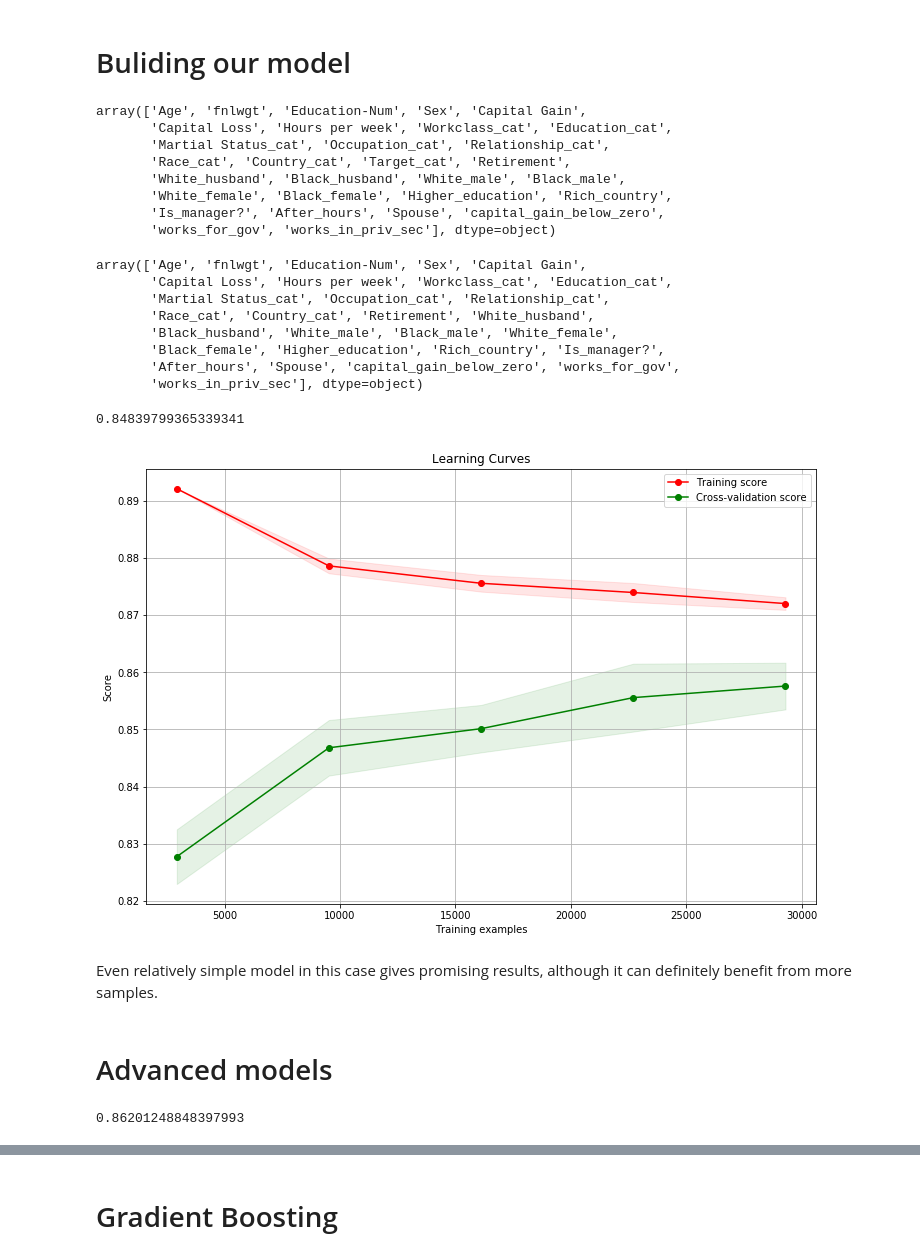
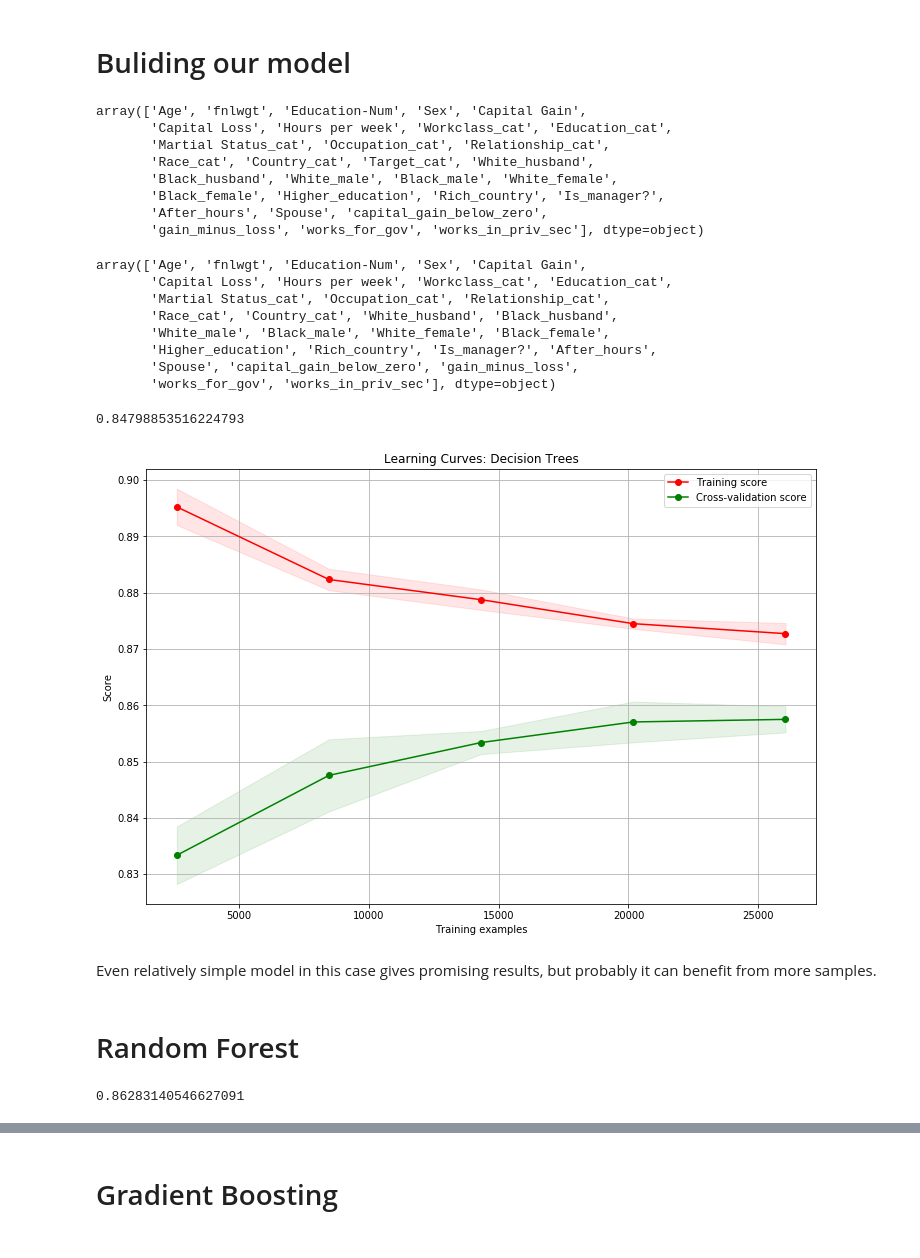
Before and after one commit to GregSzopinski/introductory-machine-learning, a Jupyter notebook: Adult data/Adult_names_classification.ipynb, the cells around one changed output, grey strips where cells are left out. Drawn from its saved outputs; the diff is of its cells as text; code cells hidden in the pictures.

```diff
--- a/Adult data/Adult_names_classification.ipynb
+++ b/Adult data/Adult_names_classification.ipynb
@@ -186,7 +203,7 @@ Again, most of correlations are relatively weak. The most robust ones are age (o
 # Some feature engineering
 # %%
 #probably one will ear less on retirement
-data['Retirement'] = (data.Age >= 65)
+#data['Retirement'] = (data.Age >= 65)
 
 #
 data['White_husband'] = ((data.Relationship == 'Husband') & (data.Race == 'White'))
@@ -199,10 +216,8 @@ data['Black_male'] = ((data.Race =="Black") & (data.Sex == False))
 data['White_female'] = ((data.Race == 'White') & (data.Sex == True))
 data['Black_female'] = ((data.Race == "Black") & (data.Sex == True))
 
-#well-educated tend to earn more
+#usually, well-educated tend to earn more
 data['Higher_education'] = (data.Education.isin(['Bachelors','Masters','Doctorate']))
-
-
 
 #you'll earn more in US than e.g. Guatemala
 data['Rich_country'] = (data.Country.isin(['United-States', 'Germany', 'Japan', 'France', 'England', 'Scotland', 'Canada','Italy','Holand-Netherlands']))
@@ -210,15 +225,18 @@ data['Rich_country'] = (data.Country.isin(['United-States', 'Germany', 'Japan',
 #managers usually earn much more than the rest
 data['Is_manager?'] = ((data.Occupation == 'Exec-managerial'))
 
-# Threshold for many countries and also mean value 9in this case)
+# Threshold for many countries and also mean value in this case)
 data['After_hours'] = ((data['Hours per week']) > 40)
 
-#family to feed
+#family to feed?
 data['Spouse'] = ((data.Relationship.isin(['Husband','Wife'])))
 
 #
 data['capital_gain_below_zero'] = data['Capital Gain'] < 0
 
+#
+data['gain_minus_loss'] = data['Capital Gain'] - data['Capital Loss']
+
 #works for...
 data['works_for_gov'] = (data.Workclass.isin(['Local-gov', 'State-gov' ,'Federal-gov']))
 data['works_in_priv_sec'] = (data.Workclass == 'Private')
@@ -241,11 +259,11 @@ feats
 array(['Age', 'fnlwgt', 'Education-Num', 'Sex', 'Capital Gain',
        'Capital Loss', 'Hours per week', 'Workclass_cat', 'Education_cat',
        'Martial Status_cat', 'Occupation_cat', 'Relationship_cat',
-       'Race_cat', 'Country_cat', 'Target_cat', 'Retirement',
-       'White_husband', 'Black_husband', 'White_male', 'Black_male',
-       'White_female', 'Black_female', 'Higher_education', 'Rich_country',
-       'Is_manager?', 'After_hours', 'Spouse', 'capital_gain_below_zero',
-       'works_for_gov', 'works_in_priv_sec'], dtype=object)
+       'Race_cat', 'Country_cat', 'Target_cat', 'White_husband',
+       'Black_husband', 'White_male', 'Black_male', 'White_female',
+       'Black_female', 'Higher_education', 'Rich_country', 'Is_manager?',
+       'After_hours', 'Spouse', 'capital_gain_below_zero',
+       'gain_minus_loss', 'works_for_gov', 'works_in_priv_sec'], dtype=object)
 # %%
 #we'll be predicting this
 feats = feats[feats!=['Target_cat']]
@@ -254,11 +272,11 @@ feats
 array(['Age', 'fnlwgt', 'Education-Num', 'Sex', 'Capital Gain',
        'Capital Loss', 'Hours per week', 'Workclass_cat', 'Education_cat',
        'Martial Status_cat', 'Occupation_cat', 'Relationship_cat',
-       'Race_cat', 'Country_cat', 'Retirement', 'White_husband',
-       'Black_husband', 'White_male', 'Black_male', 'White_female',
-       'Black_female', 'Higher_education', 'Rich_country', 'Is_manager?',
-       'After_hours', 'Spouse', 'capital_gain_below_zero', 'works_for_gov',
-       'works_in_priv_sec'], dtype=object)
+       'Race_cat', 'Country_cat', 'White_husband', 'Black_husband',
+       'White_male', 'Black_male', 'White_female', 'Black_female',
+       'Higher_education', 'Rich_country', 'Is_manager?', 'After_hours',
+       'Spouse', 'capital_gain_below_zero', 'gain_minus_loss',
+       'works_for_gov', 'works_in_priv_sec'], dtype=object)
 # %%
 X = data[feats]
 y = data['Target_cat']
@@ -274,18 +292,17 @@ def train_and_predict(model, X, y, test_size=0.33):
 # %%
 # Pipeline
 # %%
-#we can change value in this cell and try different models
-model = DecisionTreeClassifier(max_depth=10, random_state=123)
+#first, simple model
+dt_model = DecisionTreeClassifier(max_depth=10, random_state=123)
 # %%
 pipe = Pipeline([('imputer',Imputer(strategy='most_frequent')),
-                 #('scaler', MaxAbsScaler()),
                  ('selector', SelectKBest(f_classif,k='all')),
-                 ('CF', model)
+                 ('CF', dt_model)
                 ])
 # %%
 train_and_predict(pipe, X, y, test_size=0.3)
 # %% [output]
-0.84839799365339341
+0.84798853516224793
 # %%
 #Need more data?
 # %%
@@ -296,38 +313,38 @@ def plot_learning_curve(model, title, X, y, ylim=None, cv=None,
     plt.title(title)
     if ylim is not None:plt.ylim(*ylim)
 
     plt.xlabel("Training examples")
     plt.ylabel("Score")
 
     train_sizes, train_scores, test_scores = learning_curve(
         model, X, y, cv=cv, n_jobs=n_jobs, train_sizes=train_sizes)
     train_scores_mean = np.mean(train_scores, axis=1)
     train_scores_std = np.std(train_scores, axis=1)
     test_scores_mean = np.mean(test_scores, axis=1)
     test_scores_std = np.std(test_scores, axis=1)
     plt.grid()
 
     plt.fill_between(train_sizes, train_scores_mean - train_scores_std,
                      train_scores_mean + train_scores_std, alpha=0.1,
                      color="r")
     plt.fill_between(train_sizes, test_scores_mean - test_scores_std,
                      test_scores_mean + test_scores_std, alpha=0.1, color="g")
     plt.plot(train_sizes, train_scores_mean, 'o-', color="r",
              label="Training score")
     plt.plot(train_sizes, test_scores_mean, 'o-', color="g",
              label="Cross-validation score")
 
     plt.legend(loc="best")
     return plt
 
 
-plt = plot_learning_curve(model, "Learning Curves", X, y, cv=10, n_jobs=4)
+plt = plot_learning_curve(dt_model, "Learning Curves: Decision Trees", X, y, cv=5, n_jobs=-1)
 plt.show()
 # %% [output]
-[figure, old version]
+[figure, new version]
 # %% [markdown]
-Even relatively simple model in this case gives promising results, although it can definitely benefit from more samples.
+Even relatively simple model in this case gives promising results, but probably it can benefit from more samples.
-# %% [markdown]
-# Advanced models
+# %% [markdown]
+# Random Forest
 # %%
 #same as above, but this time we can try something more robust and computionally demanding
@@ -340,6 +361,7 @@ adv_pipe = Pipeline([('imputer',Imputer(strategy='most_frequent')),
                     ])
 # %%
-train_and_predict(adv_pipe, X, y, test_size=0.33)
+#some improvement
+train_and_predict(rf_pipe, X, y, test_size=0.33)
 # %% [output]
-0.86201248848397993
+0.86283140546627091
 # %%
```
Also changed, not shown: parts of 37 cells of this notebook.
